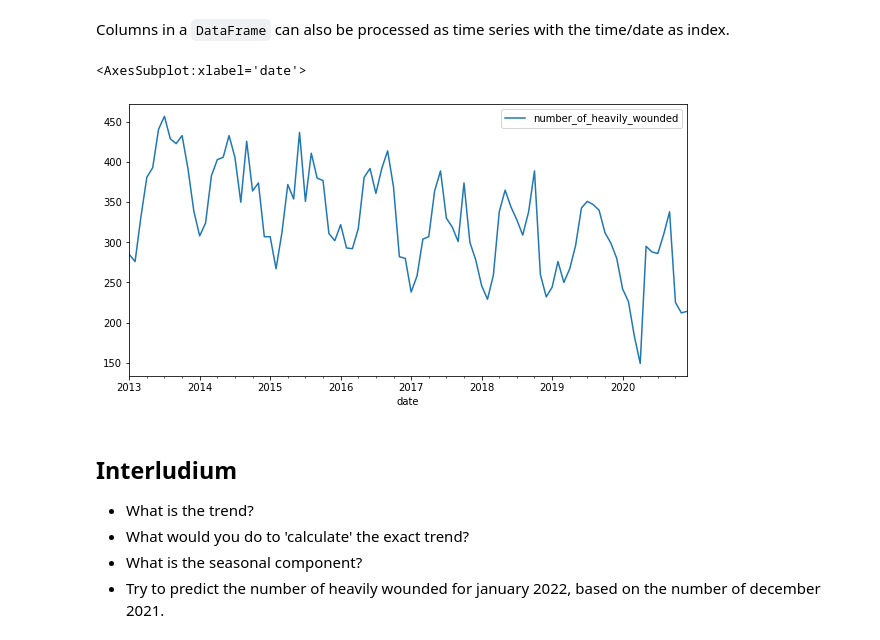
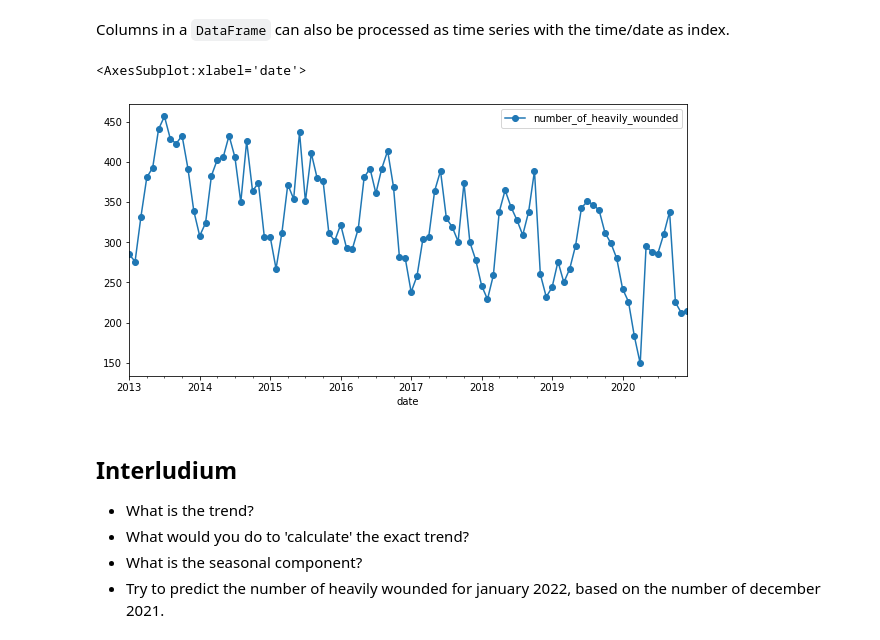
Before and after one commit to szymonvertenten/data-eng, a Jupyter notebook: dsai-en-labs-main/7-time-series/Kopie_van_demo_time_series_3.ipynb, the cells around one changed output. Cells and saved outputs as stored; diff of their text form; code cells hidden in the pictures.

```diff
--- a/dsai-en-labs-main/7-time-series/Kopie_van_demo_time_series_3.ipynb
+++ b/dsai-en-labs-main/7-time-series/Kopie_van_demo_time_series_3.ipynb
@@ -88,10 +99,10 @@ transactions_ts.plot(marker='o')
 # %% [markdown]
 Columns in a `DataFrame` can also be processed as time series with the time/date as index.
 # %%
-data.plot( y='number_of_heavily_wounded', figsize=[10,5])
+data.plot( y='number_of_heavily_wounded', figsize=[10,5],marker='o')
 # %% [output]
 <AxesSubplot:xlabel='date'>
-[figure, old version]
+[figure, new version]
 # %% [markdown]
 ## Interludium
 
```
Also changed, not shown: parts of 1 cell of this notebook, 1 other file.
